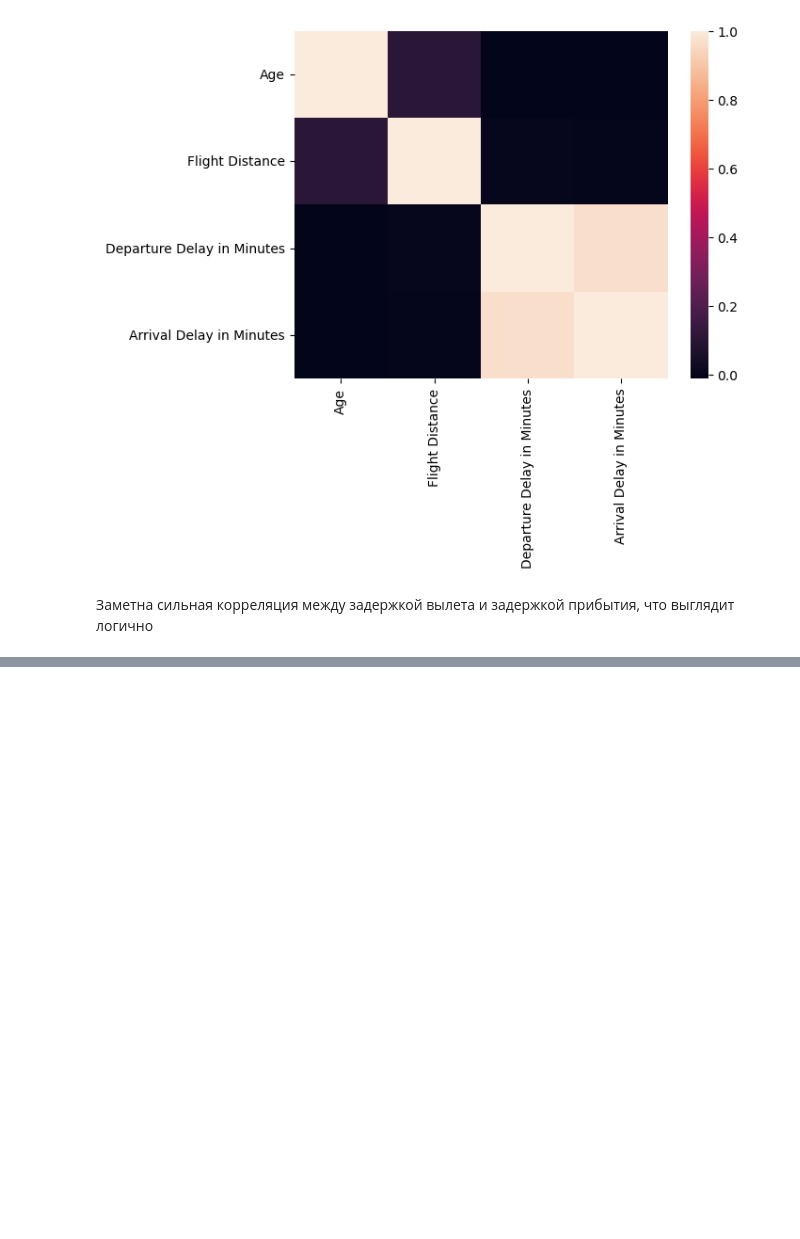
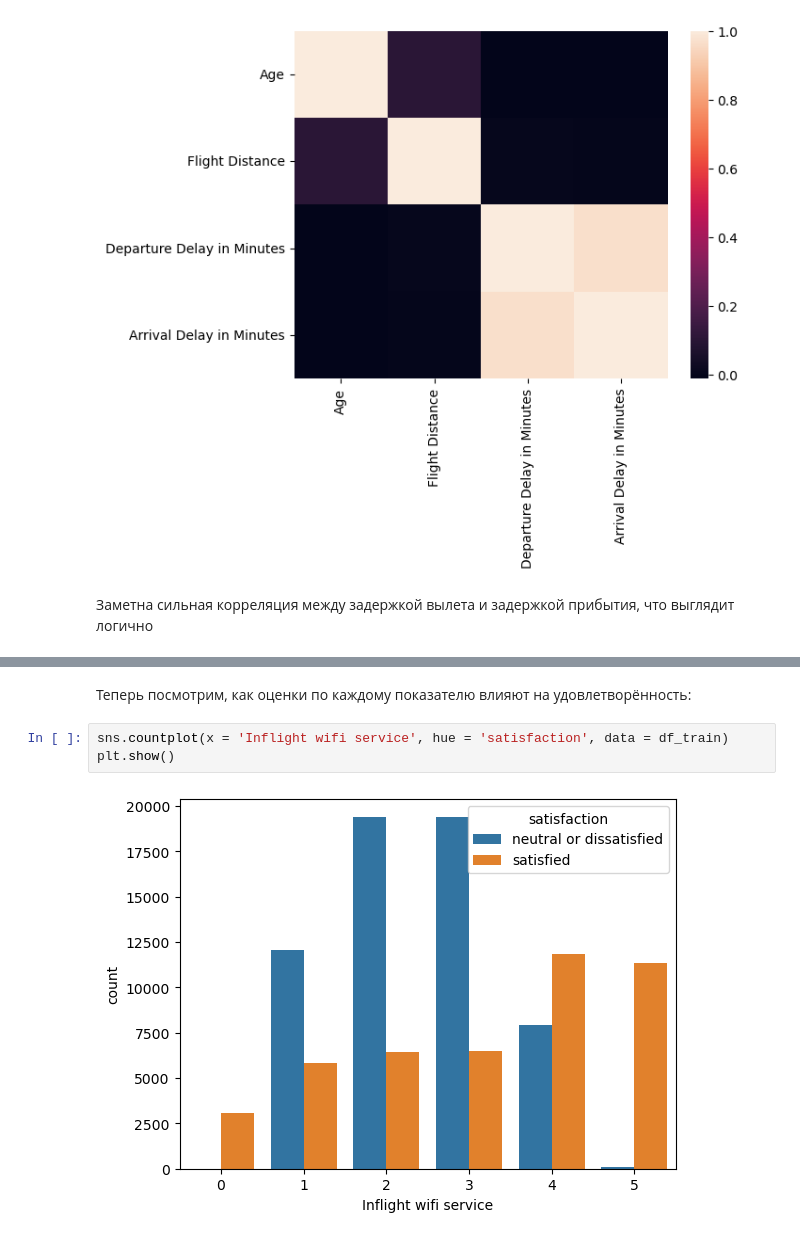
Before and after one commit to KiriruZaytsev/customer_satisfaction, a Jupyter notebook: Untitled.ipynb, the cells around one changed output, grey strips where cells are left out. Cells and saved outputs as stored; diff of their text form; blank space fills up the shorter version.

```diff
--- a/Untitled.ipynb
+++ b/Untitled.ipynb
@@ -176,0 +198,7 @@ sns.heatmap(corr)
+# %% [markdown]
+Теперь посмотрим, как оценки по каждому показателю влияют на удовлетворённость:
+# %%
+sns.countplot(x = 'Inflight wifi service', hue = 'satisfaction', data = df_train)
+plt.show()
+# %% [output]
+[figure, added]
```
Also changed, not shown: parts of 41 cells of this notebook.
